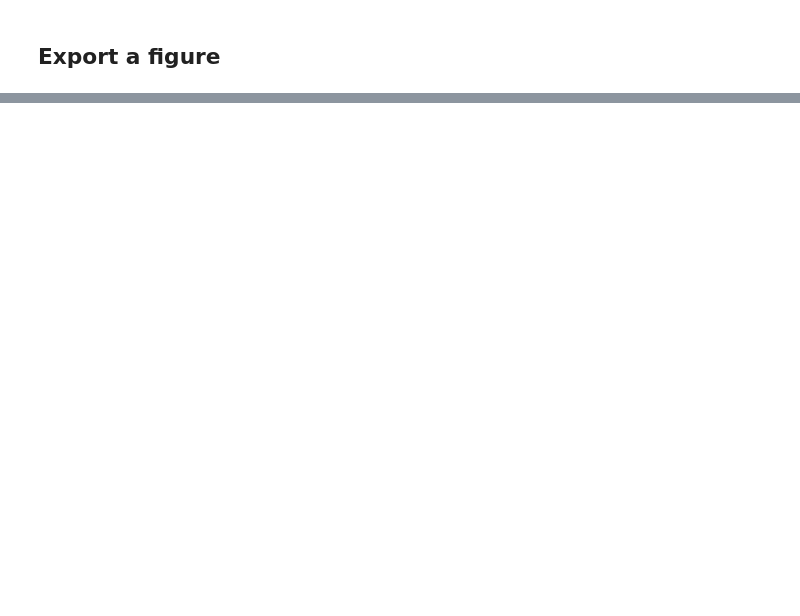
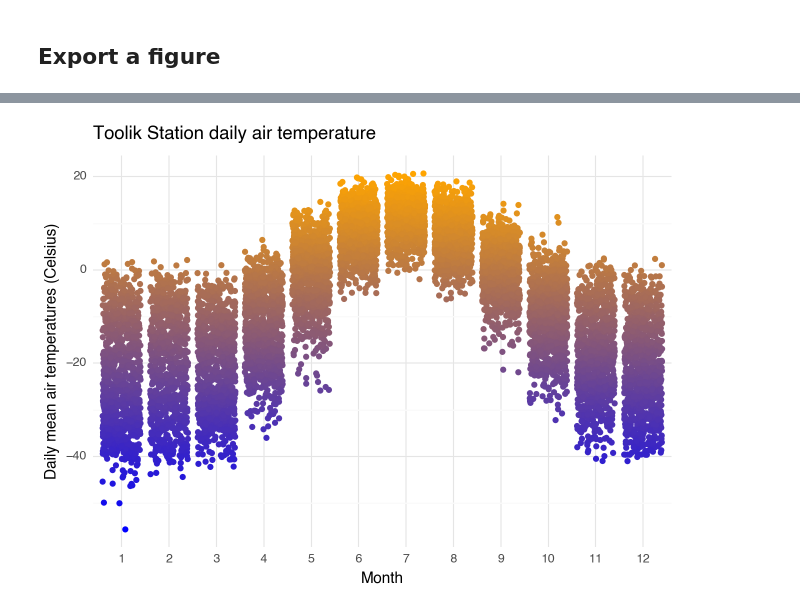
Before and after one commit to shmuir/eds217-interactive1, a Jupyter notebook: nbs/toolik_air_temp_summary.ipynb, the cells around one changed output, grey strips where cells are left out. Saved outputs shown, nothing was run; the diff lists cells and outputs as text; code cells hidden in the pictures; blank space fills up the shorter version.

Commit message:
added plotnine

```diff
--- a/nbs/toolik_air_temp_summary.ipynb
+++ b/nbs/toolik_air_temp_summary.ipynb
@@ -183,0 +244,26 @@ FileNotFoundError: [Errno 2] No such file or directory: 'figs/toolik_temp_plot.p
+# %%
+from plotnine import *
+
+# Assuming toolik_weather is a pandas DataFrame
+# toolik_weather = pd.read_csv('path_to_your_data.csv')
+
+toolik_temp_plot = (
+    ggplot(toolik_weather, aes(x='factor(month)', y='daily_air_temp_mean_c')) +
+    geom_jitter(aes(color='daily_air_temp_mean_c'), show_legend=False) +
+    scale_color_gradient(low="blue", high="orange") +
+    theme_minimal() +
+    labs(title="Toolik Station daily air temperature",
+         x="Month",
+         y="Daily mean air temperatures (Celsius)")
+)
+
+# Display the plot
+print(toolik_temp_plot)
+
+# Set the output path
+output_path = "../figs/toolik_temp_ggplot.png"
+
+# Save the plot to the output path
+ggplot.save(toolik_temp_plot, filename=output_path, height=6, width=7, units='in')
+# %% [output]
+[figure, added]
```
Also changed, not shown: parts of 8 cells of this notebook, 9 other files.
